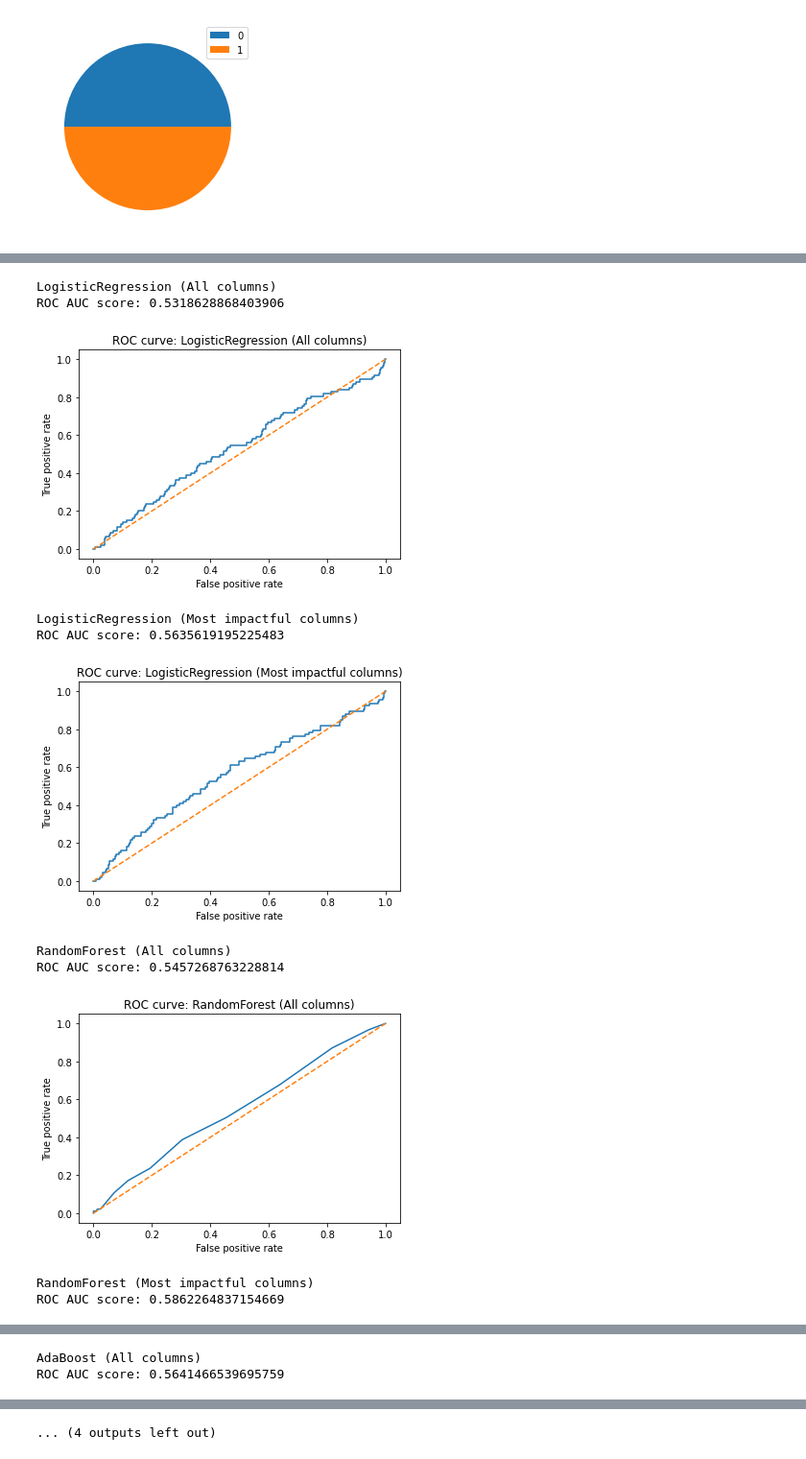
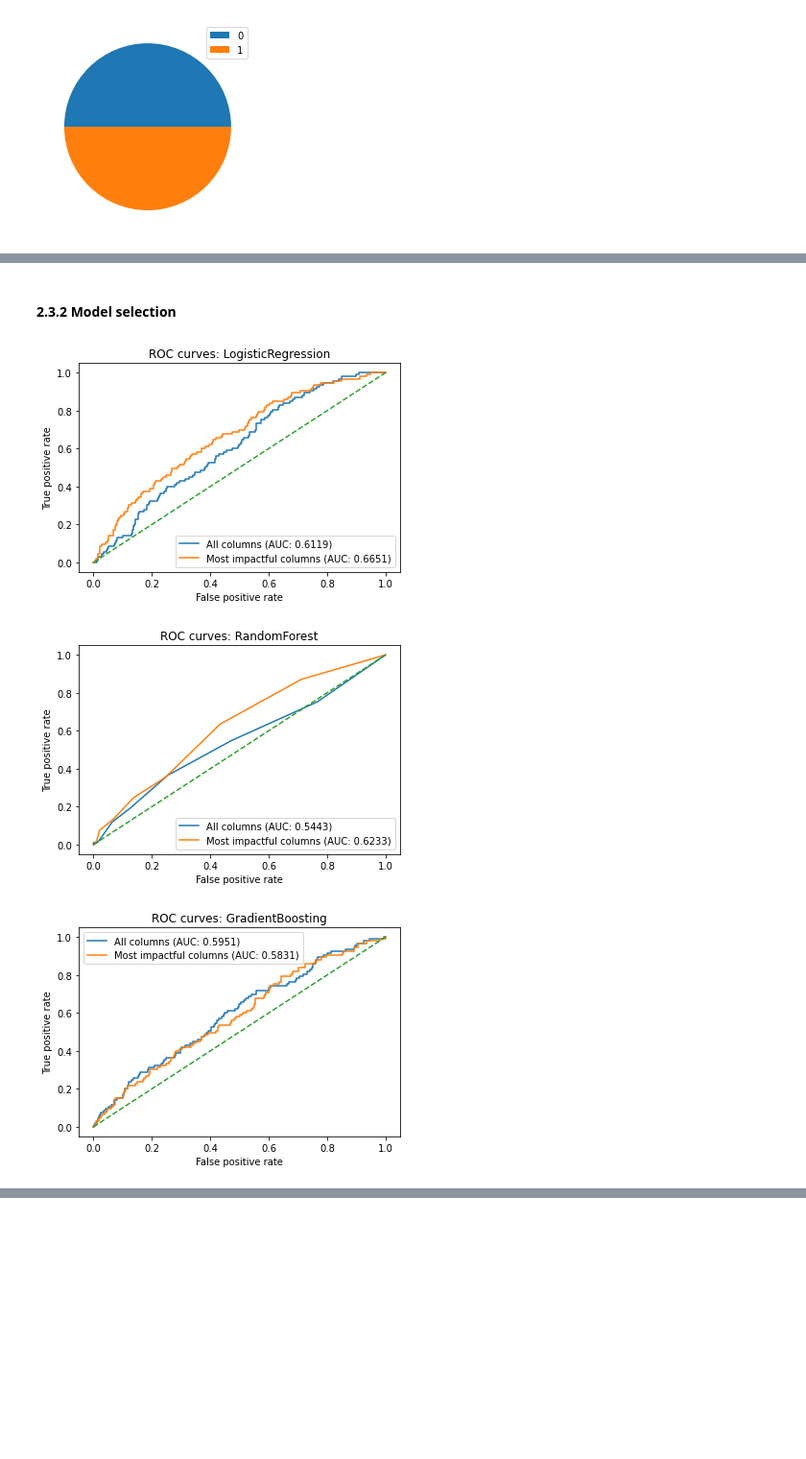
Before and after one commit to guyhth/udacity-dsnd-capstone, a Jupyter notebook: Arvato Project Workbook.ipynb, the cells around one changed output, grey strips where cells are left out. Shown: that part at 96% size. Drawn from its saved outputs; the diff is of its cells as text; code cells hidden in the pictures; blank space fills up the shorter version.

```diff
--- a/Arvato Project Workbook.ipynb
+++ b/Arvato Project Workbook.ipynb
@@ -1067,8 +1075,8 @@ most_impactful_columns = []
 for cluster in most_impactful_clusters:
     # Get columns and values from the cluster
     df_cluster = sorted_columns_from_cluster(pipeline, cluster)
-    # Add the top 30 columns to the list of impactful columns
-    most_impactful_columns += list(df_cluster.index)[:30]
+    # Add the top 15 columns to the list of impactful columns
+    most_impactful_columns += list(df_cluster.index)[:15]
 
 # Create a set to remove any duplicated columns
 most_impactful_columns = set(most_impactful_columns)
@@ -1079,58 +1087,48 @@ Selected 104 columns with best potential to identify a customer.
+# %% [markdown]
+#### 2.3.2 Model selection
 # %%
-def generate_evaluate_model(X_train, X_test, y_train, y_test, model, model_title):
+def generate_evaluate_model(X_train, X_test, y_train, y_test, model):
     '''
     '''
     model.fit(X_train, y_train)
     y_pred = model.predict_proba(X_test)
-#     y_pred_class = y_pred[:,1] > 0.5
 
     roc_auc = roc_auc_score(y_test, y_pred[:,1])
     fp_rate, tp_rate, threshold = roc_curve(y_test, y_pred[:,1])
 
-    print('ROC AUC score: {}'.format(roc_auc))
-    plt.plot(fp_rate, tp_rate)
-    plt.plot([0, 1], [0, 1], linestyle='--')
-    plt.xlabel('False positive rate')
-    plt.ylabel('True positive rate')
-    plt.title('ROC curve: {}'.format(model_title))
-    plt.show();
-
-    return roc_auc
+    return roc_auc, fp_rate, tp_rate
 # %%
 models = {
-    'LogisticRegression': LogisticRegression(max_iter=1000),
-    'RandomForest' : RandomForestClassifier(n_jobs=-1),
-    'AdaBoost': AdaBoostClassifier(),
-    'GradientBoosting': GradientBoostingClassifier()
+    'LogisticRegression': LogisticRegression(max_iter=1000, random_state=42),
+    'RandomForest' : RandomForestClassifier(n_jobs=-1, random_state=42),
+#     'AdaBoost': AdaBoostClassifier(random_state=42),
+    'GradientBoosting': GradientBoostingClassifier(random_state=42)
+#     'XGBoost': xgb.XGBClassifier(random_state=42, use_label_encoder=False, n_jobs=0, eval_metric='logloss')
 }
 
 columns = {
-    'All columns': X_train_res.columns,
+    'All columns': X_train.columns,
     'Most impactful columns': most_impactful_columns
 }
-
-results = {}
 
 for model_name, model in models.items():
     pl = Pipeline([
         ('scale', preprocessing.MinMaxScaler()),
         ('clf', model)
     ])
 
     for cols_name, cols in columns.items():
         model_title = '{} ({})'.format(model_name, cols_name)
-        print(model_title)
-        score = generate_evaluate_model(X_train_res[cols], X_test[cols], y_train_res, y_test, pl, model_title)
-        results[model_title] = score
+        score, fp_rate, tp_rate = generate_evaluate_model(X_train[cols], X_test[cols], y_train, y_test, pl)
+        plt.plot(fp_rate, tp_rate, label='{} (AUC: {:.4f})'.format(cols_name, score))
+
+    plt.plot([0, 1], [0, 1], linestyle='--')
+    plt.xlabel('False positive rate')
+    plt.ylabel('True positive rate')
+    plt.title('ROC curves: {}'.format(model_name))
+    plt.legend()
+    plt.show();
 # %% [output]
-LogisticRegression (All columns)
-ROC AUC score: 0.5318628868403906
-[figure, old version]
+[figure, new version]
-LogisticRegression (Most impactful columns)
-ROC AUC score: 0.5635619195225483
-[figure, old version]
+[figure, new version]
-RandomForest (All columns)
-ROC AUC score: 0.5457268763228814
-[figure, old version]
+[figure, new version]
-RandomForest (Most impactful columns)
-ROC AUC score: 0.5862264837154669
@@ -1138,2 +1134,0 @@ ROC AUC score: 0.5862264837154669
-AdaBoost (All columns)
-ROC AUC score: 0.5641466539695759
@@ -1144 +1134,0 @@ ROC AUC score: 0.5650693777782919
-... (4 outputs left out)
```
Also changed, not shown: parts of 29 cells of this notebook, 3 other files.
